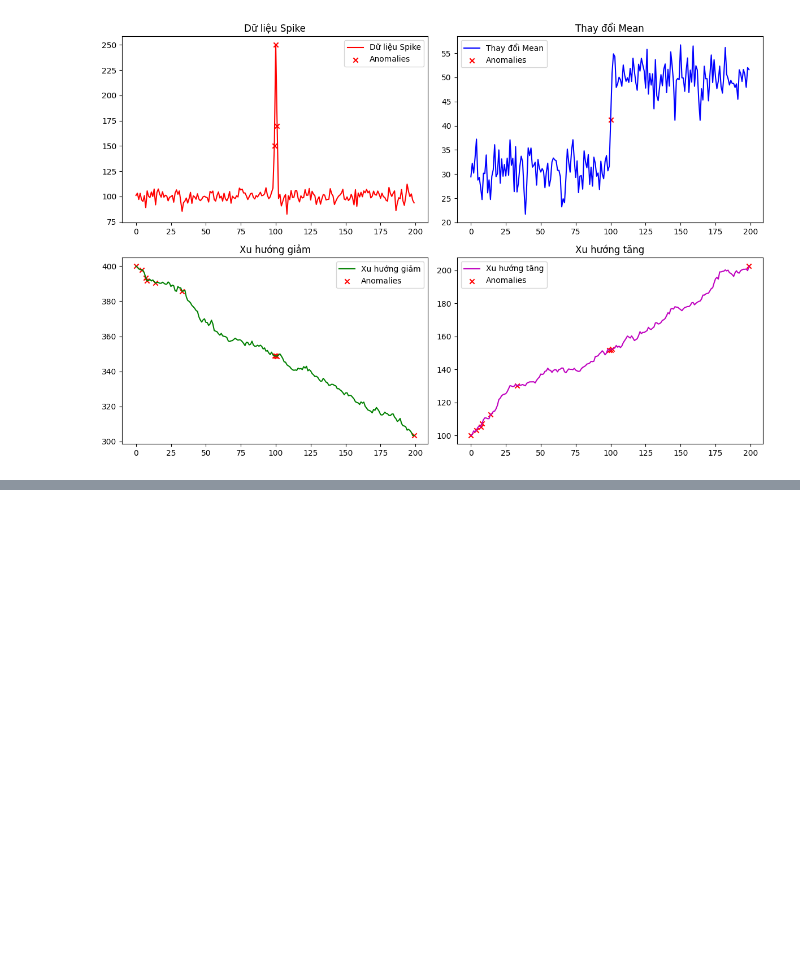
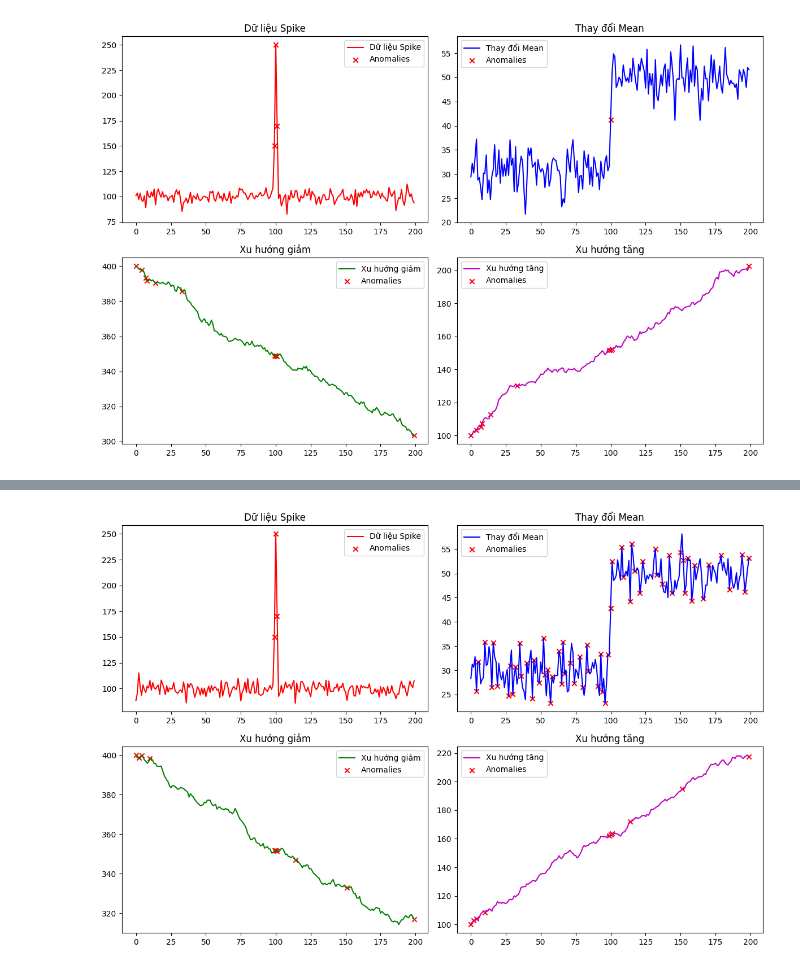
Before and after one commit to Ly-xinhgai/recommendation-system-using-knn, a Jupyter notebook: sinh_dữ_liệu.ipynb, the cells around one changed output, grey strips where cells are left out. Saved outputs shown, nothing was run; the diff lists cells and outputs as text; code cells hidden in the pictures; blank space fills up the shorter version.

```diff
--- a/sinh_dữ_liệu.ipynb
+++ b/sinh_dữ_liệu.ipynb
@@ -119,3 +119,92 @@ Spike Anomalies at indices: [ 99 100 101]
 Mean Change Detected at indices: [100]
 General Anomalies at indices: [  0   4   7   8  14  33  99 100 101 199]
 [figure]
+# %%
+import numpy as np
+import matplotlib.pyplot as plt
+from sklearn.ensemble import IsolationForest
+from scipy.stats import zscore
+from ruptures import Binseg
+from statsmodels.tsa.seasonal import seasonal_decompose
+from statsmodels.robust.scale import mad
+from scipy.stats import norm
+
+# 1. Sinh Spike
+t = np.arange(200)
+x_spike = 100 + 5 * np.random.normal(0, 1, 200)
+x_spike[99], x_spike[100], x_spike[101] = 150, 250, 170
+
+# Áp dụng Z-score để phát hiện Spike
+z_scores = np.abs(zscore(x_spike))
+spike_anomalies = np.where(z_scores > 3)[0]
+print("Spike Anomalies at indices:", spike_anomalies)
+
+# 2. Thay đổi mean
+x_mean = np.zeros(200)
+x_mean[:100] = 30 + 3 * np.random.normal(0, 1, 100)
+x_mean[101:] = 50 + 3 * np.random.normal(0, 1, 99)
+x_mean[100] = (x_mean[99] + x_mean[101]) / 2
+
+# Sử dụng Ruptures để phát hiện thay đổi mean
+algo = Binseg(model="l2").fit(x_mean)
+mean_change_points = algo.predict(n_bkps=1)
+print("Mean Change Detected at indices:", mean_change_points[:-1])
+
+# Áp dụng CUSUM để phát hiện thay đổi mean
+def detect_cusum(x, threshold=5, drift=0.02):
+    pos, neg = np.zeros_like(x), np.zeros_like(x)
+    pos_cp, neg_cp = [], []
+
+    for i in range(1, len(x)):
+        pos[i] = max(0, pos[i-1] + x[i] - x[i-1] - drift)
+        neg[i] = max(0, neg[i-1] - (x[i] - x[i-1]) - drift)
+
+        if pos[i] > threshold:
+            pos_cp.append(i)
+            pos[i] = 0
+        if neg[i] > threshold:
+            neg_cp.append(i)
+            neg[i] = 0
+
+    return np.array(pos_cp + neg_cp)
+
+cusum_mean_anomalies = detect_cusum(x_mean)
+print("CUSUM Mean Change Anomalies at indices:", cusum_mean_anomalies)
+
+# 3. Xu hướng giảm
+x_decreasing = np.zeros(200)
+x_decreasing[0] = 400
+for i in range(1, 200):
+    x_decreasing[i] = x_decreasing[i-1] - 0.5 - np.random.normal(0, 1)
+
+# 4. Xu hướng tăng
+x_increasing = np.zeros(200)
+x_increasing[0] = 100
+for i in range(1, 200):
+    x_increasing[i] = x_increasing[i-1] + 0.5 + np.random.normal(0, 1)
+
+# Áp dụng Isolation Forest để phát hiện bất thường trên toàn bộ dữ liệu
+X = np.vstack([x_spike, x_mean, x_decreasing, x_increasing]).T
+model = IsolationForest(contamination=0.05, random_state=42)
+labels = model.fit_predict(X)
+anomalies = np.where(labels == -1)[0]
+print("General Anomalies at indices:", anomalies)
+
+# Vẽ biểu đồ với điểm bất thường
+fig, axes = plt.subplots(2, 2, figsize=(12, 8))
+
+def plot_with_anomalies(ax, data, title, color, anomaly_indices=None):
+    ax.plot(t, data, label=title, color=color)
+    if anomaly_indices is not None:
+        ax.scatter(t[anomaly_indices], data[anomaly_indices], color='red', label='Anomalies', marker='x')
+    ax.set_title(title)
+    ax.legend()
+
+plot_with_anomalies(axes[0, 0], x_spike, 'Dữ liệu Spike', 'r', spike_anomalies)
+plot_with_anomalies(axes[0, 1], x_mean, 'Thay đổi Mean', 'b', np.concatenate((mean_change_points[:-1], cusum_mean_anomalies)))
+plot_with_anomalies(axes[1, 0], x_decreasing, 'Xu hướng giảm', 'g', anomalies)
+plot_with_anomalies(axes[1, 1], x_increasing, 'Xu hướng tăng', 'm', anomalies)
+
+plt.tight_layout()
+plt.show()
+# %% [output]
@@ -121,0 +218 @@ General Anomalies at indices: [  0   4   7   8  14  33  99 100 101 199]
+[figure, added]
```
Also changed, not shown: parts of 2 cells of this notebook.
